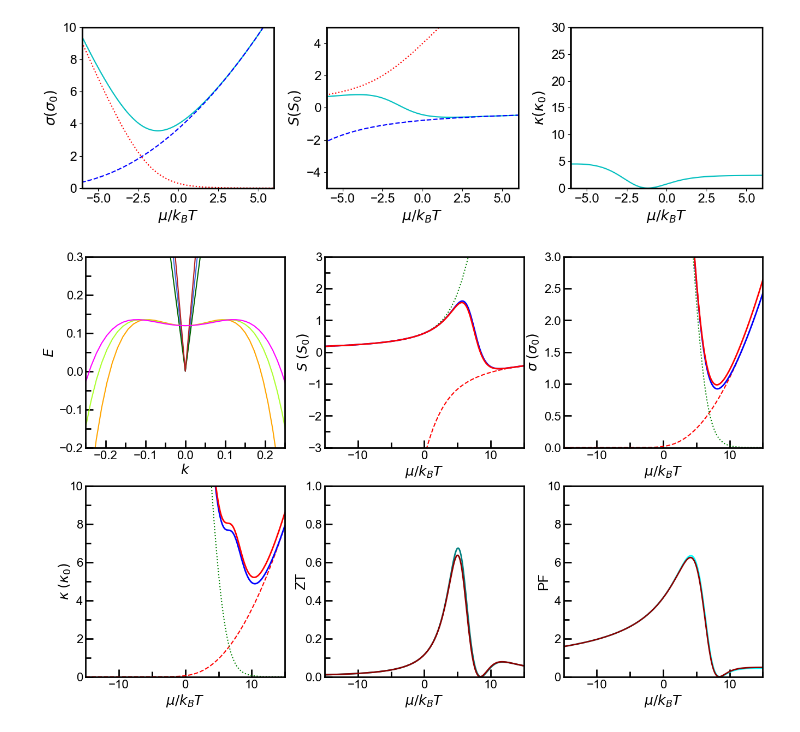
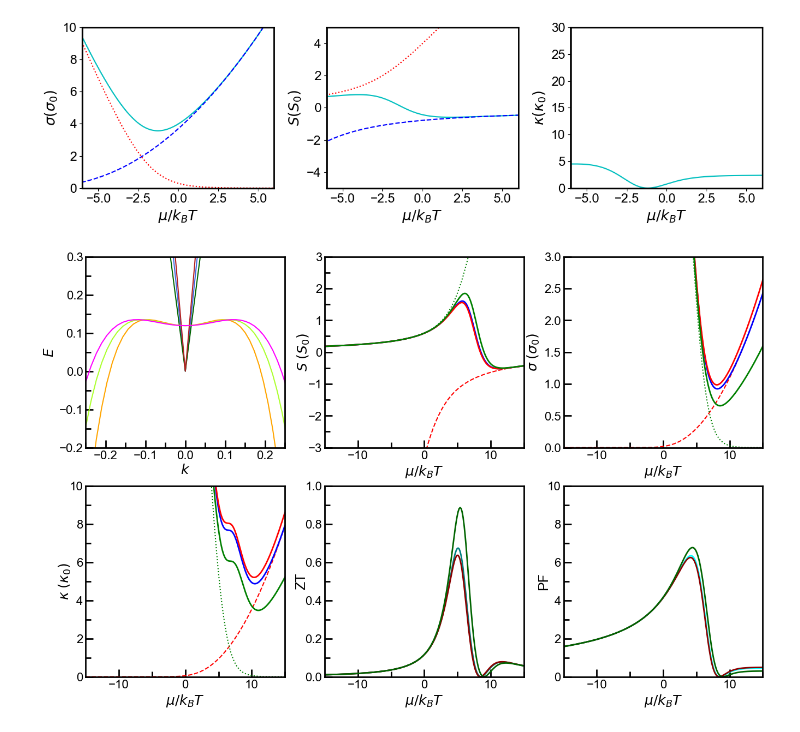
Before and after one commit to Normanthen/TE_Calculation, a Jupyter notebook: TypeII/semi-analitik_TypeII.ipynb, the cells around one changed output. Saved outputs shown, nothing was run; the diff lists cells and outputs as text; code cells hidden in the pictures.

```diff
--- a/TypeII/semi-analitik_TypeII.ipynb
+++ b/TypeII/semi-analitik_TypeII.ipynb
@@ -261,6 +261,12 @@ def S_c1(x,W1,W2):
         sc[i] = -L1c(x[i],W1,W2,alpha1)/L0c(x[i],W1,W2,alpha1)
     return sc
 
+def S_c2(x,W1,W2):
+    sc = zeros(x.size)
+    for i in range(x.size):
+        sc[i] = -L1c(x[i],W1,W2,alpha2)/L0c(x[i],W1,W2,alpha2)
+    return sc
+
 def sigma_c(x,W1,W2):
     sgm = zeros(x.size)
     for i in range(x.size):
@@ -273,6 +279,12 @@ def sigma_c1(x,W1,W2):
         sgm[i] = L0c(x[i],W1,W2,alpha1)
     return sgm
 
+def sigma_c2(x,W1,W2):
+    sgm = zeros(x.size)
+    for i in range(x.size):
+        sgm[i] = L0c(x[i],W1,W2,alpha2)
+    return sgm
+
 def kappa_c(x,W1,W2):
     kpp = zeros(x.size)
     for i in range(x.size):
@@ -283,6 +295,12 @@ def kappa_c1(x,W1,W2):
     kpp = zeros(x.size)
     for i in range(x.size):
         kpp[i] = (L2c(x[i],W1,W2,alpha1)-(L1c(x[i],W1,W2,alpha1)**2/L0c(x[i],W1,W2,alpha1)))
+    return kpp
+
+def kappa_c2(x,W1,W2):
+    kpp = zeros(x.size)
+    for i in range(x.size):
+        kpp[i] = (L2c(x[i],W1,W2,alpha2)-(L1c(x[i],W1,W2,alpha2)**2/L0c(x[i],W1,W2,alpha2)))
     return kpp
 
 def S_v(x,W1,W2):
@@ -310,11 +328,17 @@ def sigma(x,W1,W2):
 def sigma1(x,W1,W2):
     return sigma_c1(x,W1,W2)+sigma_v(x,W1,W2)
 
+def sigma2(x,W1,W2):
+    return sigma_c2(x,W1,W2)+sigma_v(x,W1,W2)
+
 def S(x,W1,W2):
     return (sigma_c(x,W1,W2)*S_c(x,W1,W2)+sigma_v(x,W1,W2)*S_v(x,W1,W2))/sigma(x,W1,W2)
 
 def S1(x,W1,W2):
     return (sigma_c1(x,W1,W2)*S_c1(x,W1,W2)+sigma_v(x,W1,W2)*S_v(x,W1,W2))/sigma1(x,W1,W2)
+
+def S2(x,W1,W2):
+    return (sigma_c2(x,W1,W2)*S_c2(x,W1,W2)+sigma_v(x,W1,W2)*S_v(x,W1,W2))/sigma2(x,W1,W2)
 
 def kappa(x,W1,W2):
     return kappa_c(x,W1,W2)+kappa_v(x,W1,W2)+(sigma_c(x,W1,W2)*sigma_v(x,W1,W2)*(S_c(x,W1,W2)
@@ -324,6 +348,10 @@ def kappa1(x,W1,W2):
     return kappa_c1(x,W1,W2)+kappa_v(x,W1,W2)+(sigma_c1(x,W1,W2)*sigma_v(x,W1,W2)*(S_c1(x,W1,W2)
             -S_v(x,W1,W2))**2)/sigma1(x,W1,W2)
 
+def kappa2(x,W1,W2):
+    return kappa_c2(x,W1,W2)+kappa_v(x,W1,W2)+(sigma_c2(x,W1,W2)*sigma_v(x,W1,W2)*(S_c2(x,W1,W2)
+            -S_v(x,W1,W2))**2)/sigma2(x,W1,W2)
+
 def PF(Sc,Sgm):
     return (Sc**2)*Sgm
 
@@ -332,6 +360,9 @@ def ZT(x,W1,W2):
 
 def ZT1(x,W1,W2):
     return (S1(x,W1,W2)**2 * sigma1(x,W1,W2))/(kappa1(x,W1,W2))
+
+def ZT2(x,W1,W2):
+    return (S2(x,W1,W2)**2 * sigma2(x,W1,W2))/(kappa2(x,W1,W2))
 # %%
 plt.rc('font',size=16)
 plt.rc('legend',fontsize=18)
@@ -422,6 +453,7 @@ plt.plot(eta, S_c(eta+eshift,e0,e1), 'r--')
 plt.plot(eta, S_v(eta+eshift,e0,e1), 'g:')
 plt.plot(eta, S(eta+eshift,e0,e1), 'b-',linewidth=2)
 plt.plot(eta, S1(eta+eshift,e0,e1), linestyle='solid', c='red',linewidth=2)
+plt.plot(eta, S2(eta+eshift,e0,e1), linestyle='solid', c='green',linewidth=2)
 plt.axis([-15,15,-3,3]) # the format is [xmin,xmax,ymin,ymax]
 #plt.xticks(range(-8,9,4))
 ax2.xaxis.set_minor_locator(AutoMinorLocator(2))
@@ -442,6 +474,7 @@ plt.plot(eta, sigma_c(eta+eshift,e0,e1), 'r--')
 plt.plot(eta, sigma_v(eta+eshift,e0,e1), 'g:')
 plt.plot(eta, sigma(eta+eshift,e0,e1), 'b-',linewidth=2)
 plt.plot(eta, sigma1(eta+eshift,e0,e1), linestyle='solid', c='red',linewidth=2)
+plt.plot(eta, sigma2(eta+eshift,e0,e1), linestyle='solid', c='green',linewidth=2)
 plt.axis([-15,15,0,3]) # the format is [xmin,xmax,ymin,ymax]
 #plt.xticks(range(-8,9,4))
 ax3.xaxis.set_minor_locator(AutoMinorLocator(2))
@@ -463,6 +496,7 @@ plt.plot(eta, kappa_c(eta+eshift,e0,e1), 'r--')
 plt.plot(eta, kappa_v(eta+eshift,e0,e1), 'g:')
 plt.plot(eta, kappa(eta+eshift,e0,e1), 'b-',linewidth=2)
 plt.plot(eta, kappa1(eta+eshift,e0,e1), linestyle='solid', c='red',linewidth=2)
+plt.plot(eta, kappa2(eta+eshift,e0,e1), linestyle='solid', c='green',linewidth=2)
 plt.axis([-15,15,0,10]) # the format is [xmin,xmax,ymin,ymax]
 #plt.xticks(range(-8,9,4))
 ax4.xaxis.set_minor_locator(AutoMinorLocator(2))
@@ -484,6 +518,7 @@ ax5 = plt.subplot(2,3,5)
 #rkapp2 = 3*kappa(eta+eshift,e0,e1)
 plt.plot(eta, ZT(eta+eshift,e0,e1), c='teal',linewidth=2)
 plt.plot(eta, ZT1(eta+eshift,e0,e1), c='darkred',linewidth=2)
+plt.plot(eta, ZT2(eta+eshift,e0,e1), c='darkgreen',linewidth=2)
 #plt.plot(eta, ZT(eta+eshift,e0,e1,rkapp1), c='teal',linewidth=2,label = r'$\kappa_{ph} = \frac{\kappa_e}{3}$' )
 #plt.plot(eta, ZT(eta+eshift,e0,e1,rkapp2), c='crimson',linewidth=2,label = r'$\kappa_{ph} = 3\kappa_e$')
 plt.axis([-15,15,0, 1]) # the format is [xmin,xmax,ymin,ymax]
@@ -494,31 +529,32 @@ ax5.yaxis.set_minor_locator(AutoMinorLocator(2))
 ax5.yaxis.labelpad = -4
 plt.xlabel('$\mu/k_BT$')
 plt.ylabel('ZT')
 #plt.legend()
 #ax5.yaxis.set_major_locator(mpl.ticker.MultipleLocator(0.25))
 #ax5.yaxis.set_minor_locator(mpl.ticker.MultipleLocator(0.125))
 ax5.xaxis.set_tick_params(which='major', size=10, width=2, direction='in')
 ax5.xaxis.set_tick_params(which='minor', size=7, width=2, direction='in')
 ax5.yaxis.set_tick_params(which='major', size=10, width=2, direction='in')
 ax5.yaxis.set_tick_params(which='minor', size=7, width=2, direction='in')
 
 #Subplot (e) : Power Factor
 ax6 = plt.subplot(2,3,6)
 plt.plot(eta, S(eta+eshift,e0,e1)**2*sigma(eta+eshift,e0,e1), linestyle='solid', c='cyan',linewidth=2)
 plt.plot(eta, S1(eta+eshift,e0,e1)**2*sigma1(eta+eshift,e0,e1), linestyle='solid', c='darkred',linewidth=2)
+plt.plot(eta, S2(eta+eshift,e0,e1)**2*sigma2(eta+eshift,e0,e1), linestyle='solid', c='darkgreen',linewidth=2)
 plt.axis([-15,15,0,10]) # the format is [xmin,xmax,ymin,ymax]
 #plt.xticks(range(-8,9,20))
 ax6.xaxis.set_minor_locator(AutoMinorLocator(2))
 #plt.yticks(range(-4,5,2))
 ax6.yaxis.set_minor_locator(AutoMinorLocator(2))
 ax6.yaxis.labelpad = -4
 plt.xlabel('$\mu/k_BT$')
 plt.ylabel('PF')
 #ax6.yaxis.set_major_locator(mpl.ticker.MultipleLocator(10))
 #ax6.yaxis.set_minor_locator(mpl.ticker.MultipleLocator(5))
 ax6.xaxis.set_tick_params(which='major', size=10, width=2, direction='in')
 ax6.xaxis.set_tick_params(which='minor', size=7, width=2, direction='in')
 ax6.yaxis.set_tick_params(which='major', size=10, width=2, direction='in')
 ax6.yaxis.set_tick_params(which='minor', size=7, width=2, direction='in')
 # %% [output]
-[figure, old version]
+[figure, new version]
```
Also changed, not shown: parts of 2 cells of this notebook.
